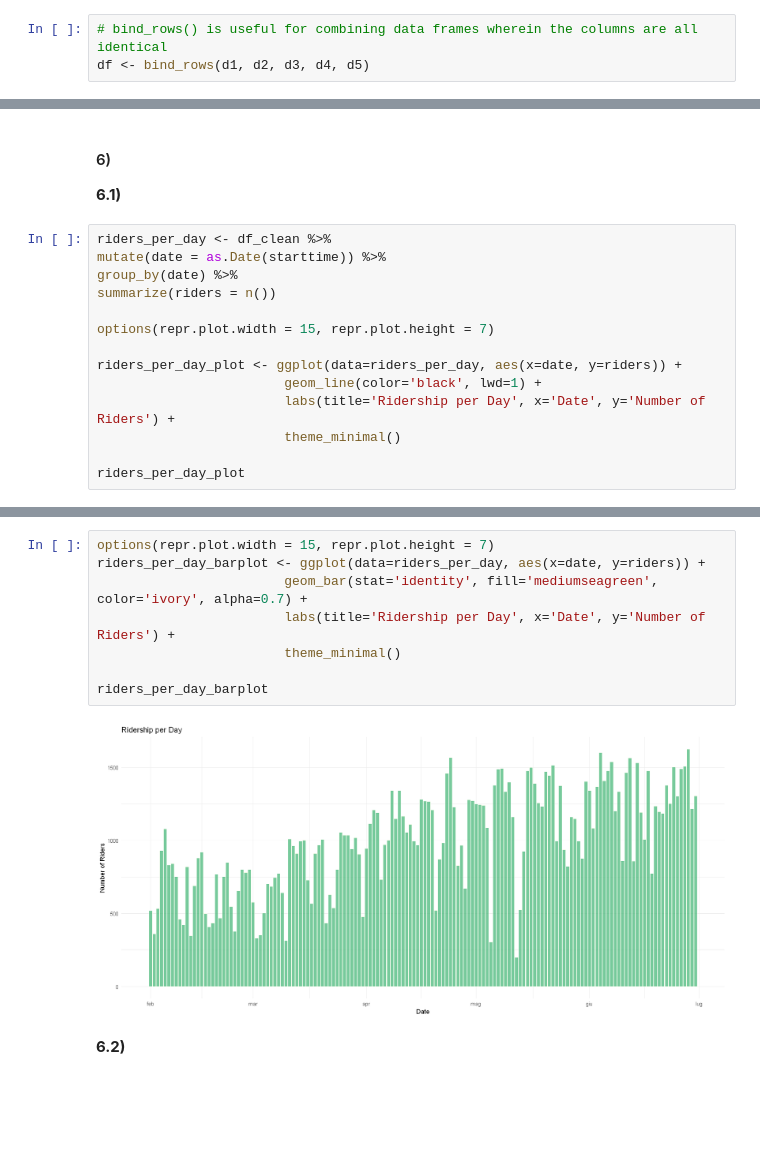
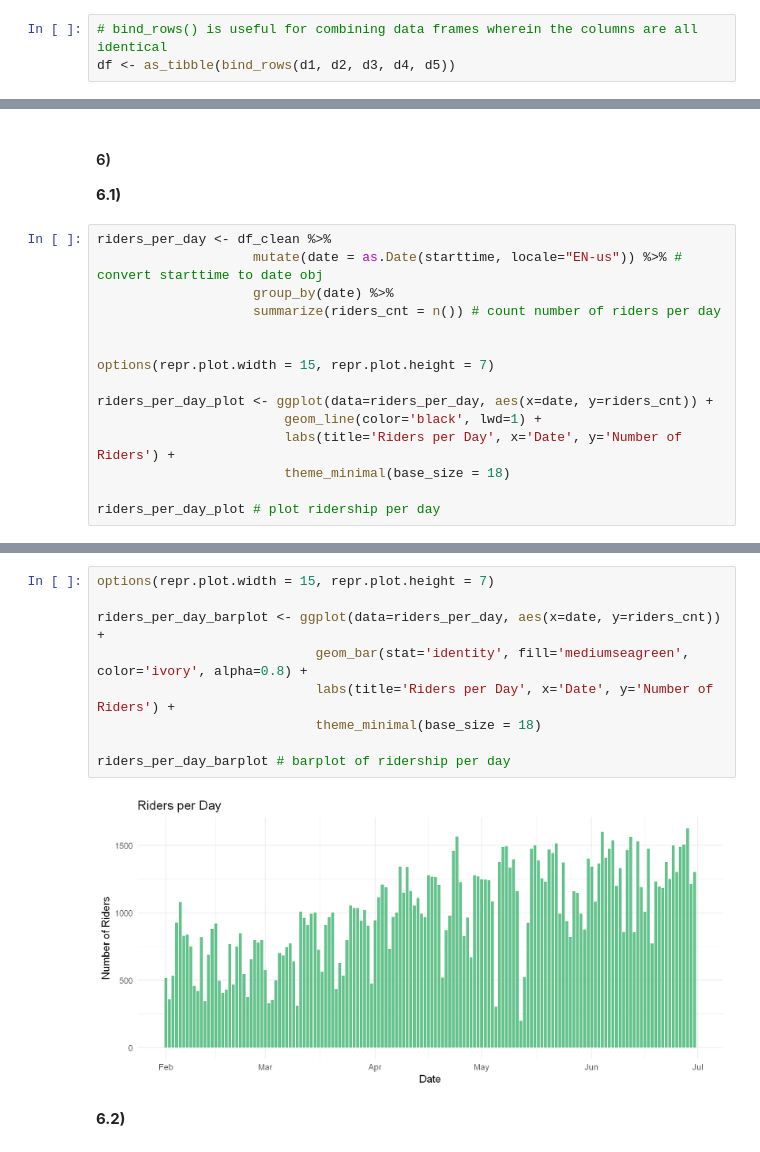
Before and after one commit to Berto70/advstat, a Jupyter notebook: ex1/Bertinelli_Gabriele_rlab01.ipynb, the cells around one changed output, grey strips where cells are left out. Cells and saved outputs as stored; diff of their text form; blank space fills up the shorter version.

```diff
--- a/ex1/Bertinelli_Gabriele_rlab01.ipynb
+++ b/ex1/Bertinelli_Gabriele_rlab01.ipynb
@@ -20,5 +42,5 @@ d5 <- read_csv('./Data_CitiBike/JC-201906-citibike-tripdata.csv')
 #### 2)
 # %%
 # bind_rows() is useful for combining data frames wherein the columns are all identical
-df <- bind_rows(d1, d2, d3, d4, d5)
+df <- as_tibble(bind_rows(d1, d2, d3, d4, d5))
 # %%
@@ -158,16 +183,17 @@ monthly_plot
 **6.1)**
 # %%
 riders_per_day <- df_clean %>%
-mutate(date = as.Date(starttime)) %>%
-group_by(date) %>%
-summarize(riders = n())
+					mutate(date = as.Date(starttime, locale="EN-us")) %>% # convert starttime to date obj
+					group_by(date) %>%
+					summarize(riders_cnt = n()) # count number of riders per day
+
 
 options(repr.plot.width = 15, repr.plot.height = 7)
 
-riders_per_day_plot <- ggplot(data=riders_per_day, aes(x=date, y=riders)) +
-                        geom_line(color='black', lwd=1) +
-                        labs(title='Ridership per Day', x='Date', y='Number of Riders') +
-                        theme_minimal()
+riders_per_day_plot <- ggplot(data=riders_per_day, aes(x=date, y=riders_cnt)) +
+						geom_line(color='black', lwd=1) +
+						labs(title='Riders per Day', x='Date', y='Number of Riders') +
+						theme_minimal(base_size = 18)
 
-riders_per_day_plot
+riders_per_day_plot # plot ridership per day
 # %% [output]
@@ -175,13 +201,14 @@ riders_per_day_plot
 # %%
 options(repr.plot.width = 15, repr.plot.height = 7)
-riders_per_day_barplot <- ggplot(data=riders_per_day, aes(x=date, y=riders)) +
-                        geom_bar(stat='identity', fill='mediumseagreen', color='ivory', alpha=0.7) +
-                        labs(title='Ridership per Day', x='Date', y='Number of Riders') +
-                        theme_minimal()
 
-riders_per_day_barplot
+riders_per_day_barplot <- ggplot(data=riders_per_day, aes(x=date, y=riders_cnt)) +
+							geom_bar(stat='identity', fill='mediumseagreen', color='ivory', alpha=0.8) +
+							labs(title='Riders per Day', x='Date', y='Number of Riders') +
+							theme_minimal(base_size = 18)
+
+riders_per_day_barplot # barplot of ridership per day
 # %% [output]
-[figure, old version]
+[figure, new version]
 # %% [markdown]
 **6.2)**
 # %%
```
Also changed, not shown: parts of 16 cells of this notebook.
